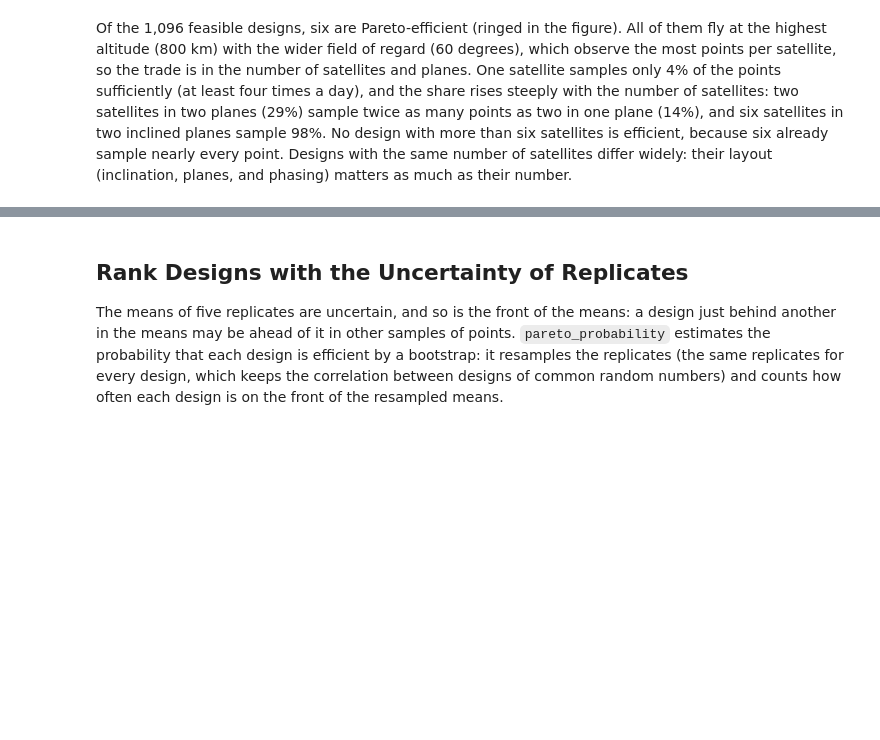
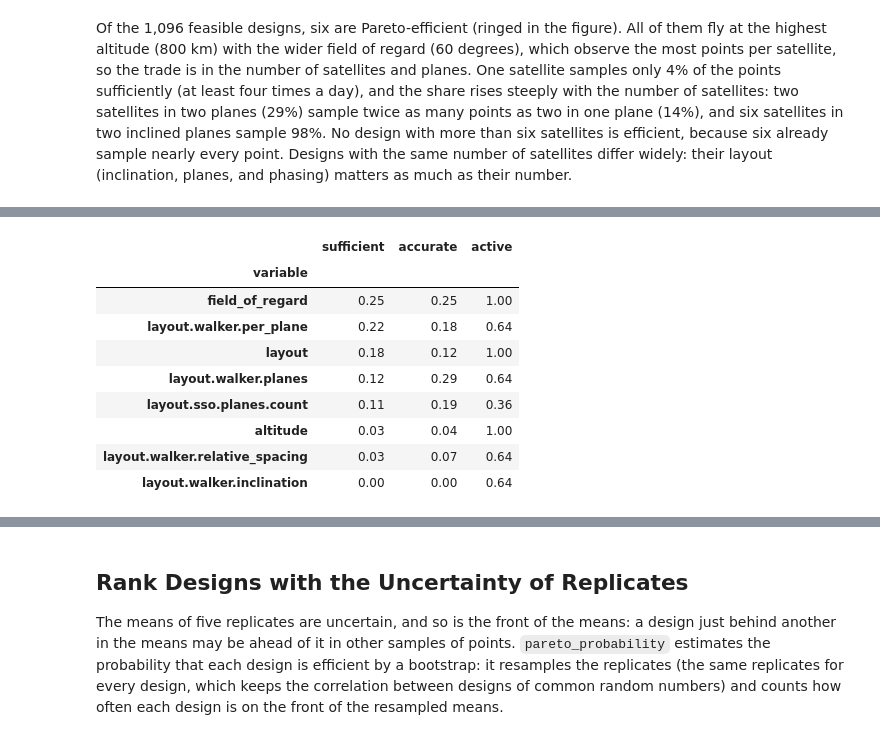
Before and after one commit to code-lab-org/tatc, a Jupyter notebook: docs/examples/SearchTradeSpace.ipynb, the cells around one changed output, grey strips where cells are left out. Saved outputs shown, nothing was run; the diff lists cells and outputs as text; code cells hidden in the pictures; blank space fills up the shorter version.

```diff
--- a/docs/examples/SearchTradeSpace.ipynb
+++ b/docs/examples/SearchTradeSpace.ipynb
@@ -207,0 +313,26 @@ Of the 1,096 feasible designs, six are Pareto-efficient (ringed in the figure).
+# %%
+from tatc.tradespace import sensitivity
+
+frame = accuracy.join(values.drop(columns=["satellites", "planes", "satellite_days"]), on="design")
+variables = [
+    "altitude",
+    "field_of_regard",
+    "layout",
+    "layout.walker.inclination",
+    "layout.walker.planes",
+    "layout.walker.per_plane",
+    "layout.walker.relative_spacing",
+    "layout.sso.planes.count",
+]
+sensitivity(frame, variables, ["sufficient", "accurate"]).round(2)
+# %% [output]
+|  | sufficient | accurate | active |
+| variable |  |  |  |
+| field_of_regard | 0.25 | 0.25 | 1.00 |
+| layout.walker.per_plane | 0.22 | 0.18 | 0.64 |
+| layout | 0.18 | 0.12 | 1.00 |
+| layout.walker.planes | 0.12 | 0.29 | 0.64 |
+| layout.sso.planes.count | 0.11 | 0.19 | 0.36 |
+| altitude | 0.03 | 0.04 | 1.00 |
+| layout.walker.relative_spacing | 0.03 | 0.07 | 0.64 |
+| layout.walker.inclination | 0.00 | 0.00 | 0.64 |
```
Also changed, not shown: parts of 19 cells of this notebook, 21 other files.
